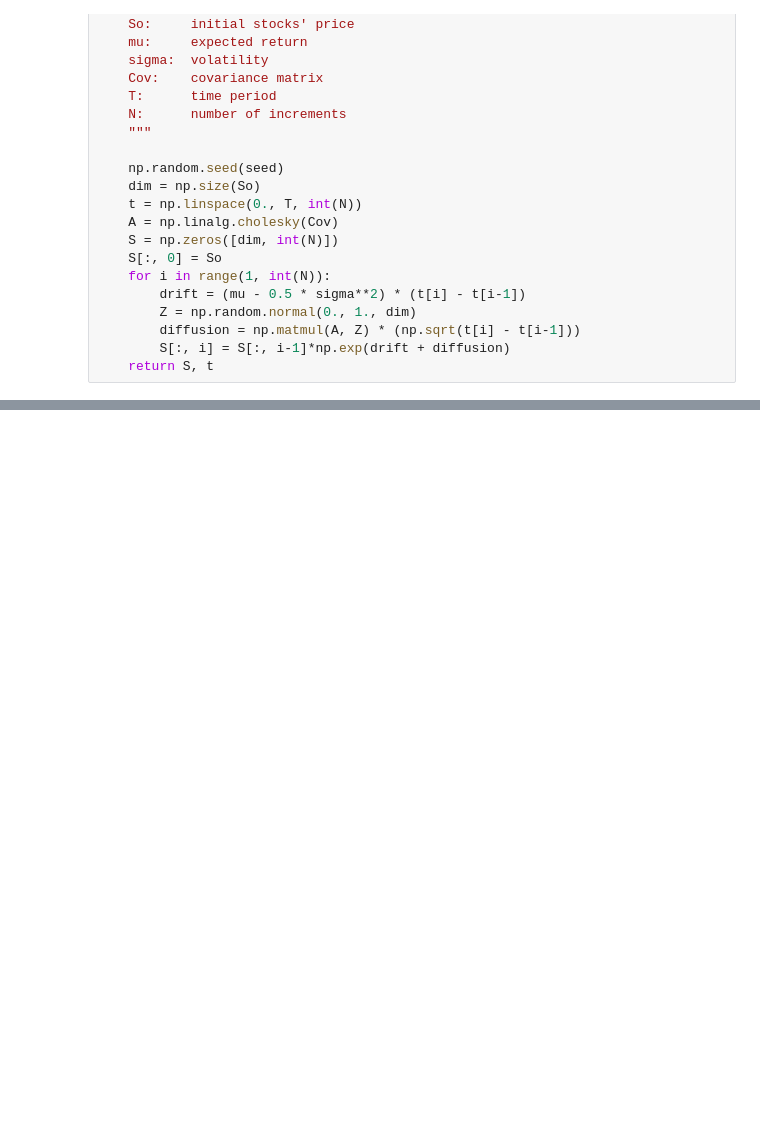
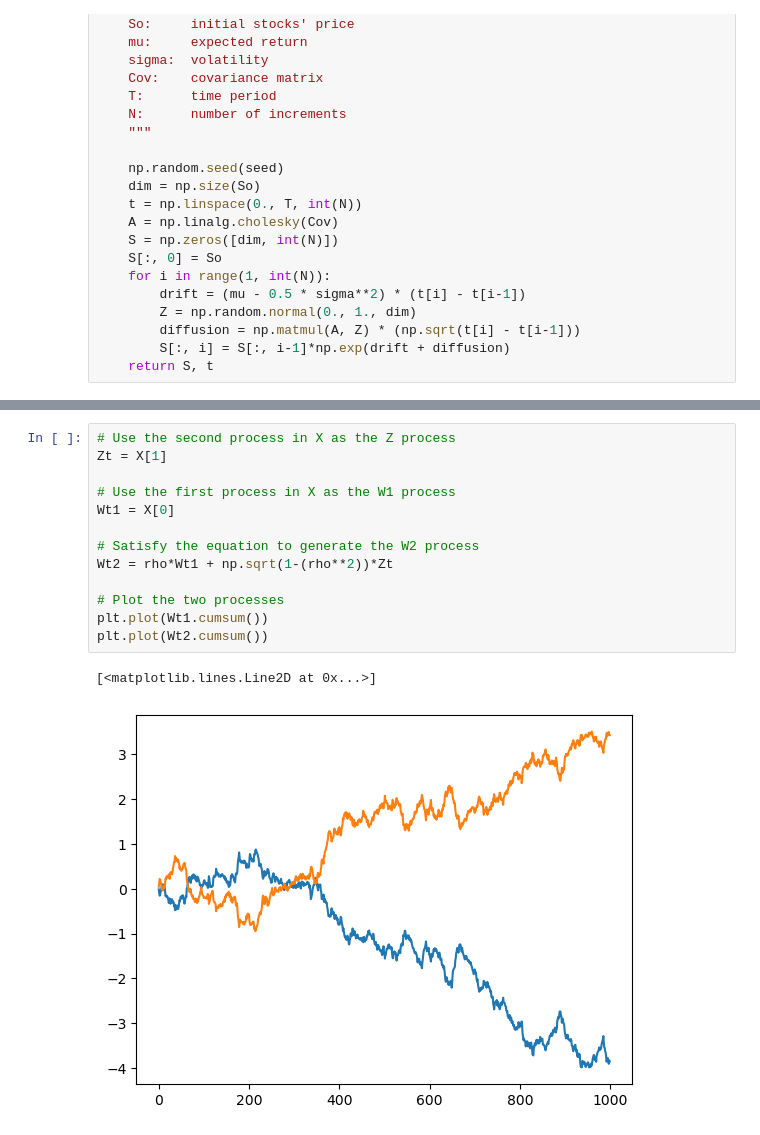
Before and after one commit to Merijn68/rl-alm, a Jupyter notebook: notebooks/Portfolio simulation using GBM.ipynb, the cells around one changed output, grey strips where cells are left out. Drawn from its saved outputs; the diff is of its cells as text; blank space fills up the shorter version.

```diff
--- a/notebooks/Portfolio simulation using GBM.ipynb
+++ b/notebooks/Portfolio simulation using GBM.ipynb
@@ -96,0 +122,16 @@ plt.show()
+# %%
+# Use the second process in X as the Z process
+Zt = X[1]
+
+# Use the first process in X as the W1 process
+Wt1 = X[0]
+
+# Satisfy the equation to generate the W2 process
+Wt2 = rho*Wt1 + np.sqrt(1-(rho**2))*Zt
+
+# Plot the two processes
+plt.plot(Wt1.cumsum())
+plt.plot(Wt2.cumsum())
+# %% [output]
+[<matplotlib.lines.Line2D at 0x...>]
+[figure, added]
```
Also changed, not shown: parts of 12 cells of this notebook, 21 other files.
